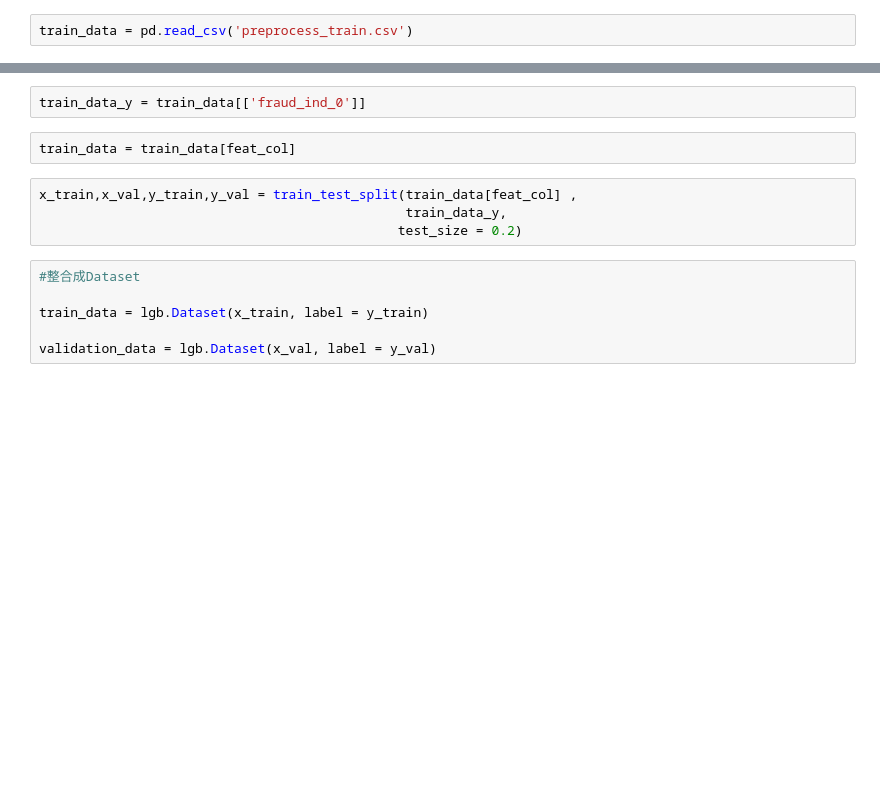
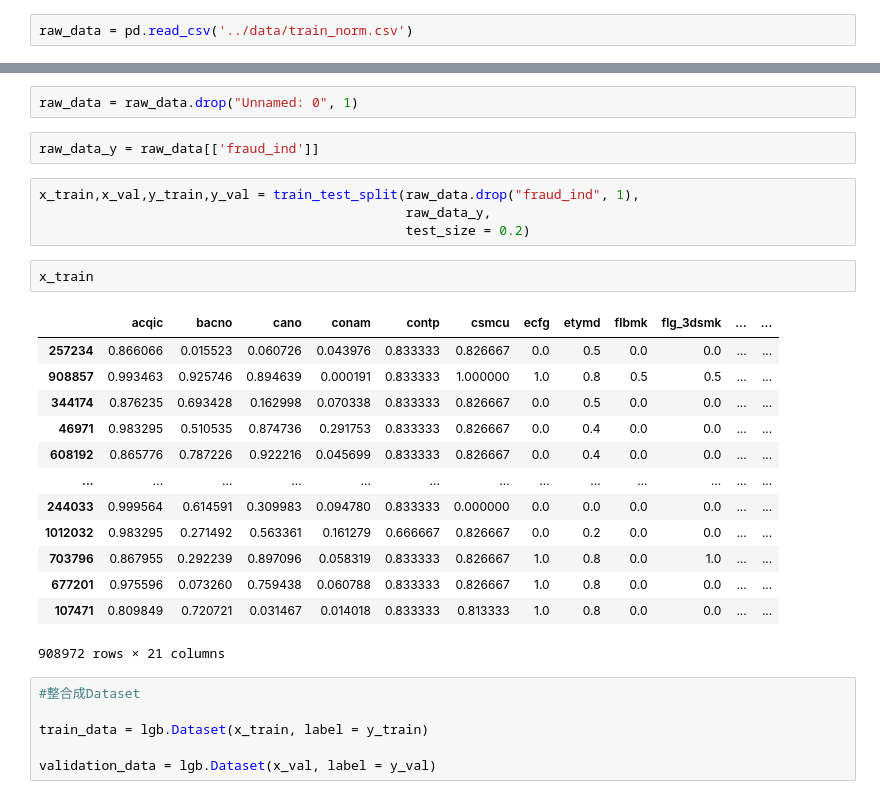
Before and after one commit to kaiiiz/credit-card-fraud-detection, a Jupyter notebook: notebooks/Lightgbm.ipynb, the cells around one changed output, grey strips where cells are left out. Cells and saved outputs as stored; diff of their text form; blank space fills up the shorter version.

```diff
--- a/notebooks/Lightgbm.ipynb
+++ b/notebooks/Lightgbm.ipynb
@@ -8,2 +9,2 @@ import pandas as pd
 # %%
-train_data = pd.read_csv('preprocess_train.csv')
+raw_data = pd.read_csv('../data/train_norm.csv')
@@ -40,11 +11,27 @@ Index(['Unnamed: 0', 'acqic', 'bacno', 'cano', 'conam', 'mcc', 'mchno',
-# %%
-train_data_y = train_data[['fraud_ind_0']]
-# %%
-train_data = train_data[feat_col]
+# %%
+raw_data = raw_data.drop("Unnamed: 0", 1)
+# %%
+raw_data_y = raw_data[['fraud_ind']]
 # %%
-x_train,x_val,y_train,y_val = train_test_split(train_data[feat_col] ,
-                                               train_data_y,
-                                              test_size = 0.2)
+x_train,x_val,y_train,y_val = train_test_split(raw_data.drop("fraud_ind", 1),
+                                               raw_data_y,
+                                               test_size = 0.2)
+# %%
+x_train
+# %% [output]
+|  | acqic | bacno | cano | conam | contp | csmcu | ecfg | etymd | flbmk | flg_3dsmk | ... | ... |
+| 257234 | 0.866066 | 0.015523 | 0.060726 | 0.043976 | 0.833333 | 0.826667 | 0.0 | 0.5 | 0.0 | 0.0 | ... | ... |
+| 908857 | 0.993463 | 0.925746 | 0.894639 | 0.000191 | 0.833333 | 1.000000 | 1.0 | 0.8 | 0.5 | 0.5 | ... | ... |
+| 344174 | 0.876235 | 0.693428 | 0.162998 | 0.070338 | 0.833333 | 0.826667 | 0.0 | 0.5 | 0.0 | 0.0 | ... | ... |
+| 46971 | 0.983295 | 0.510535 | 0.874736 | 0.291753 | 0.833333 | 0.826667 | 0.0 | 0.4 | 0.0 | 0.0 | ... | ... |
+| 608192 | 0.865776 | 0.787226 | 0.922216 | 0.045699 | 0.833333 | 0.826667 | 0.0 | 0.4 | 0.0 | 0.0 | ... | ... |
+| ... | ... | ... | ... | ... | ... | ... | ... | ... | ... | ... | ... | ... |
+| 244033 | 0.999564 | 0.614591 | 0.309983 | 0.094780 | 0.833333 | 0.000000 | 0.0 | 0.0 | 0.0 | 0.0 | ... | ... |
+| 1012032 | 0.983295 | 0.271492 | 0.563361 | 0.161279 | 0.666667 | 0.826667 | 0.0 | 0.2 | 0.0 | 0.0 | ... | ... |
+| 703796 | 0.867955 | 0.292239 | 0.897096 | 0.058319 | 0.833333 | 0.826667 | 1.0 | 0.8 | 0.0 | 1.0 | ... | ... |
+| 677201 | 0.975596 | 0.073260 | 0.759438 | 0.060788 | 0.833333 | 0.826667 | 1.0 | 0.8 | 0.0 | 0.0 | ... | ... |
+| 107471 | 0.809849 | 0.720721 | 0.031467 | 0.014018 | 0.833333 | 0.813333 | 1.0 | 0.8 | 0.0 | 0.0 | ... | ... |
+908972 rows × 21 columns
 # %%
 #整合成Dataset
 
```
Also changed, not shown: parts of 19 cells of this notebook.
